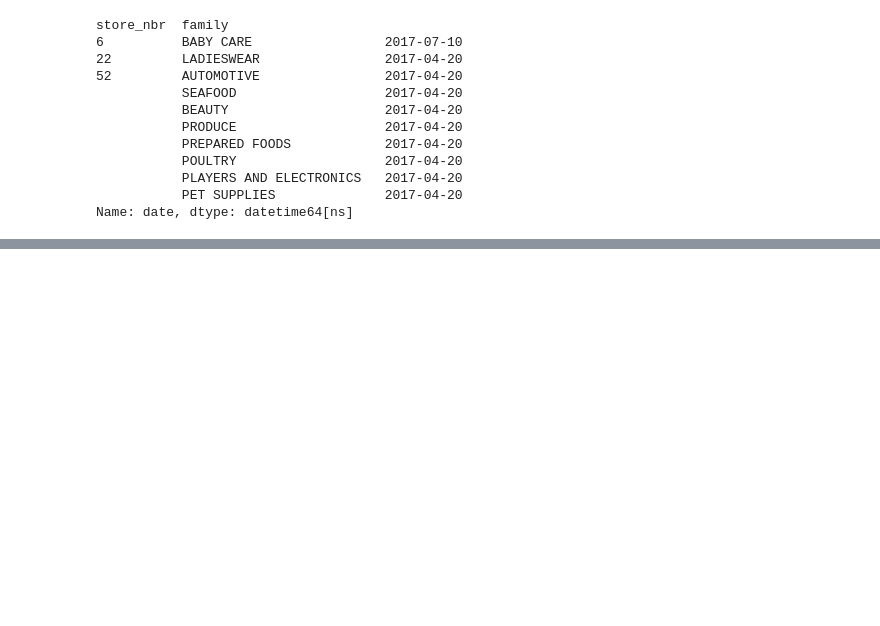
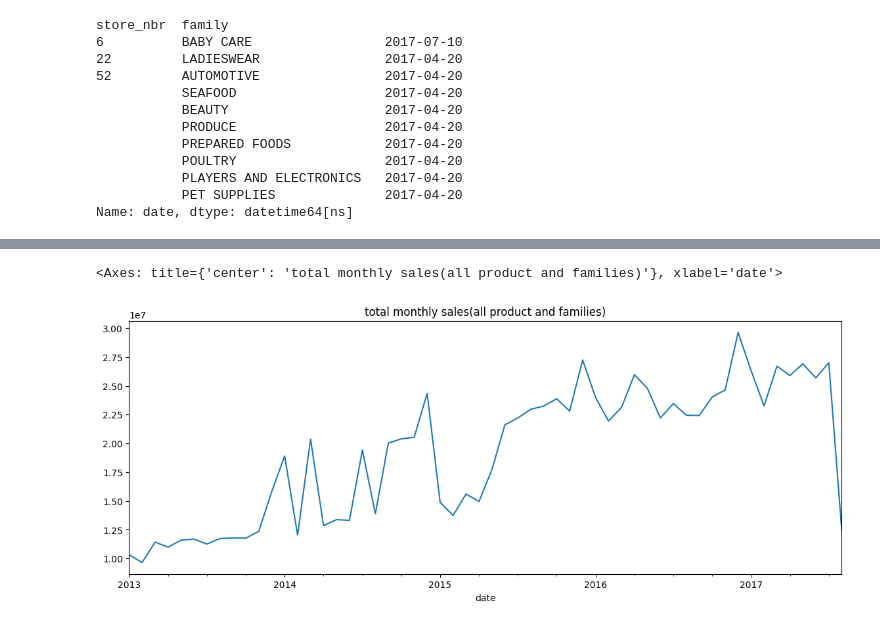
Before and after one commit to mukul9116/Future_ML_01, a Jupyter notebook: notebooks/01_eda.ipynb, the cells around one changed output, grey strips where cells are left out. Cells and saved outputs as stored; diff of their text form; code cells hidden in the pictures; blank space fills up the shorter version.

```diff
--- a/notebooks/01_eda.ipynb
+++ b/notebooks/01_eda.ipynb
@@ -95,0 +104,6 @@ Name: date, dtype: datetime64[ns]
+# %%
+Monthly_sales = train.set_index('date')['sales'].resample('ME').sum()
+Monthly_sales.plot(figsize = (14,5), title = "total monthly sales(all product and families)")
+# %% [output]
+<Axes: title={'center': 'total monthly sales(all product and families)'}, xlabel='date'>
+[figure, added]
```
Also changed, not shown: parts of 5 cells of this notebook.
